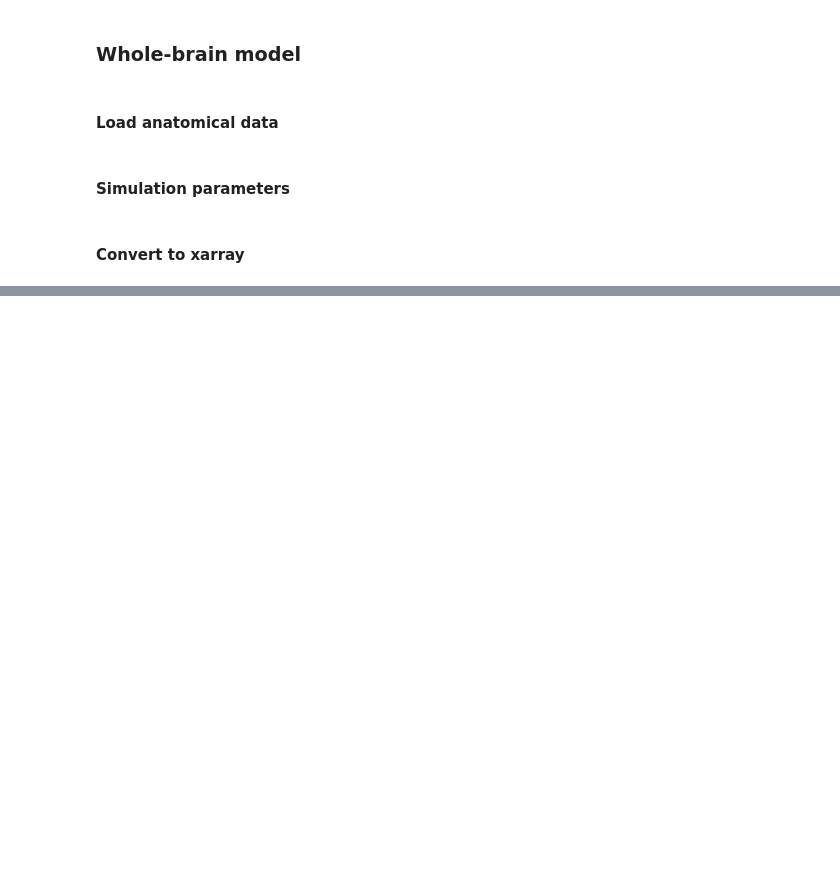
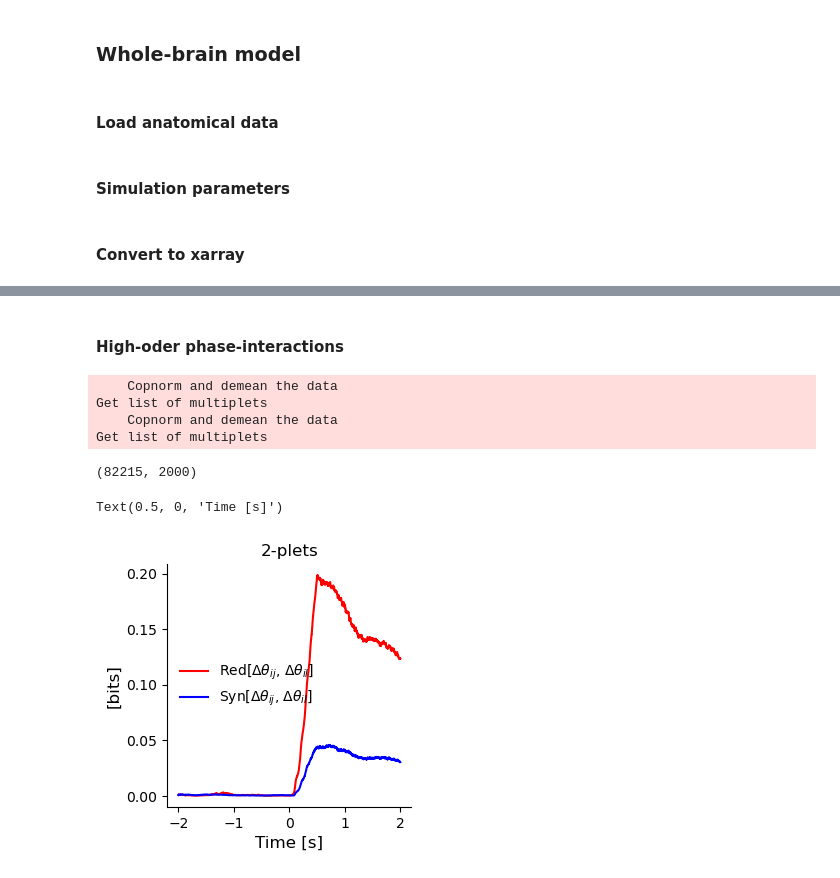
Before and after one commit to ViniciusLima94/phase_amplitude_encoding, a Jupyter notebook: notebooks/Figure4.ipynb, the cells around one changed output, grey strips where cells are left out. Saved outputs shown, nothing was run; the diff lists cells and outputs as text; code cells hidden in the pictures; blank space fills up the shorter version.

```diff
--- a/notebooks/Figure4.ipynb
+++ b/notebooks/Figure4.ipynb
@@ -389,0 +246,2 @@ Coordinates:
+# %% [markdown]
+#### High-oder phase-interactions
@@ -389,0 +260,38 @@ Coordinates:
+# %%
+edges = np.stack(edges, 1)
+# %%
+edges = xr.DataArray(edges,
+                     dims=data.dims,
+                     coords=(data.trials, roi_st, data.times))
+# %%
+model_red = RedundancyMMI(edges,
+                          CS.astype(np.float_))
+
+model_syn = SynergyMMI(edges,
+                          CS.astype(np.float_))
+# %%
+red = model_red.fit(minsize=2, maxsize=2)
+
+syn = model_syn.fit(minsize=2, maxsize=2)
+# %% [output]
+    Copnorm and demean the data
+Get list of multiplets
+    Copnorm and demean the data
+Get list of multiplets
+# %%
+red.shape
+# %% [output]
+(82215, 2000)
+# %%
+plt.figure(figsize=(8 / 2.54, 8 / 2.54))
+ax = plt.subplot(111)
+plt.plot(data.times, red.mean(0), "r", label=r"Red[$\Delta\theta_{ij}$, $\Delta\theta_{il}$]")
+plt.plot(data.times, np.nanmean(syn, 0), "b", label=r"Syn[$\Delta\theta_{ij}$, $\Delta\theta_{il}$]")
+plt.legend(frameon=False)
+[ax.spines[key].set_visible(False) for key in ["top", "right"]]
+plt.title("2-plets", fontsize=12)
+plt.ylabel("[bits]", fontsize=12)
+plt.xlabel("Time [s]", fontsize=12)
+# %% [output]
+Text(0.5, 0, 'Time [s]')
+[figure, added]
```
Also changed, not shown: parts of 30 cells of this notebook, 16 other files.
